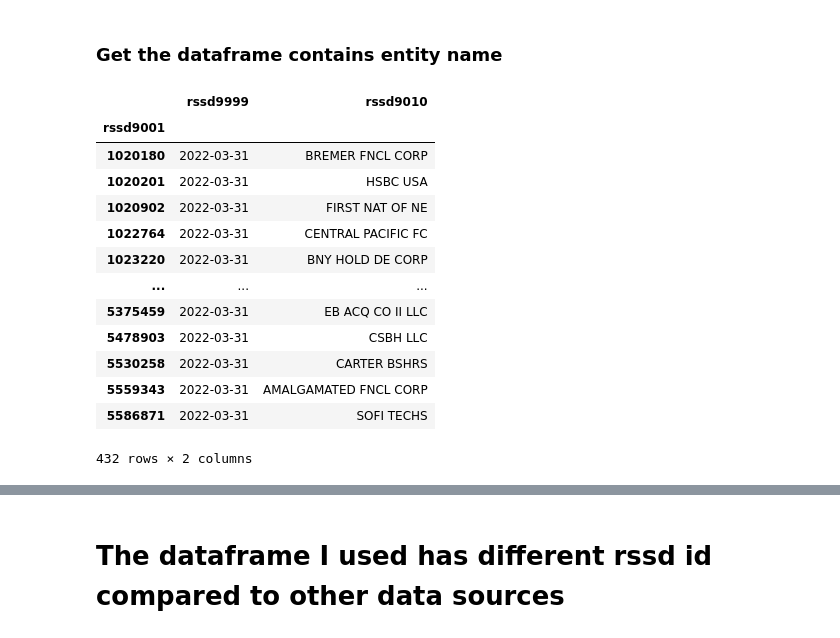
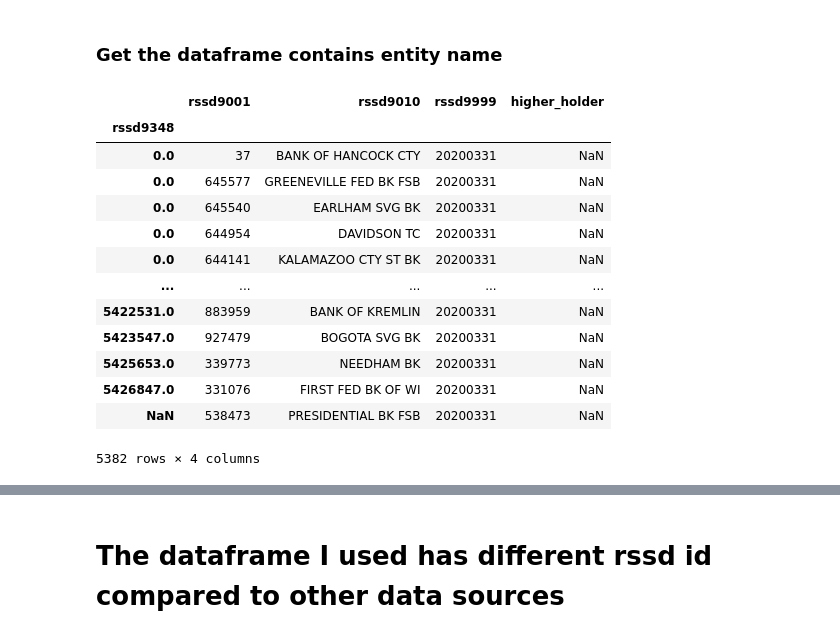
Before and after one commit to Nikkozhang/FINM32900-Final-Project, a Jupyter notebook: src/01_bank_asset_notebook.ipynb, the cells around one changed output, grey strips where cells are left out. Cells and saved outputs as stored; diff of their text form; code cells hidden in the pictures.

Commit message:
Wenran---update on GSIB DATA

```diff
--- a/src/01_bank_asset_notebook.ipynb
+++ b/src/01_bank_asset_notebook.ipynb
@@ -30,6 +30,8 @@ import pandas as pd
 import wrds
 
 from config import *
+# %%
+entity_name_df = pd.read_csv(DATA_DIR/"manual"/"variable_entity_name.csv")
 # %%
 db = wrds.Connection(wrds_username=WRDS_USERNAME)
 # %% [output]
@@ -261,23 +282,24 @@ rcfd_df.head()
 5 rows × 58 columns
 # %% [markdown]
 ### Get the dataframe contains entity name
-# %%
-other_df = db.raw_sql(holding_other_query)
-other_df['rssd9001'] = other_df['rssd9001'].astype('int64')
-other_df = other_df.sort_values(by = 'rssd9001').set_index('rssd9001')
-other_df
-# %% [output]
-|  | rssd9999 | rssd9010 |
-| rssd9001 |  |  |
-| 1020180 | 2022-03-31 | BREMER FNCL CORP |
-| 1020201 | 2022-03-31 | HSBC USA |
-| 1020902 | 2022-03-31 | FIRST NAT OF NE |
-| 1022764 | 2022-03-31 | CENTRAL PACIFIC FC |
-| 1023220 | 2022-03-31 | BNY HOLD DE CORP |
-| ... | ... | ... |
-| 5375459 | 2022-03-31 | EB ACQ CO II LLC |
-| 5478903 | 2022-03-31 | CSBH LLC |
-| 5530258 | 2022-03-31 | CARTER BSHRS |
-| 5559343 | 2022-03-31 | AMALGAMATED FNCL CORP |
-| 5586871 | 2022-03-31 | SOFI TECHS |
-432 rows × 2 columns
+# %%
+entity_name_df.columns = entity_name_df.columns.str.lower()
+# %%
+name_df = entity_name_df.sort_values(by = 'rssd9348')
+name_df.set_index('rssd9348', inplace=True)
+name_df
+# %% [output]
+|  | rssd9001 | rssd9010 | rssd9999 | higher_holder |
+| rssd9348 |  |  |  |  |
+| 0.0 | 37 | BANK OF HANCOCK CTY | 20200331 | NaN |
+| 0.0 | 645577 | GREENEVILLE FED BK FSB | 20200331 | NaN |
+| 0.0 | 645540 | EARLHAM SVG BK | 20200331 | NaN |
+| 0.0 | 644954 | DAVIDSON TC | 20200331 | NaN |
+| 0.0 | 644141 | KALAMAZOO CTY ST BK | 20200331 | NaN |
+| ... | ... | ... | ... | ... |
+| 5422531.0 | 883959 | BANK OF KREMLIN | 20200331 | NaN |
+| 5423547.0 | 927479 | BOGOTA SVG BK | 20200331 | NaN |
+| 5425653.0 | 339773 | NEEDHAM BK | 20200331 | NaN |
+| 5426847.0 | 331076 | FIRST FED BK OF WI | 20200331 | NaN |
+| NaN | 538473 | PRESIDENTIAL BK FSB | 20200331 | NaN |
+5382 rows × 4 columns
```
Also changed, not shown: parts of 8 cells of this notebook, 2 other files.
